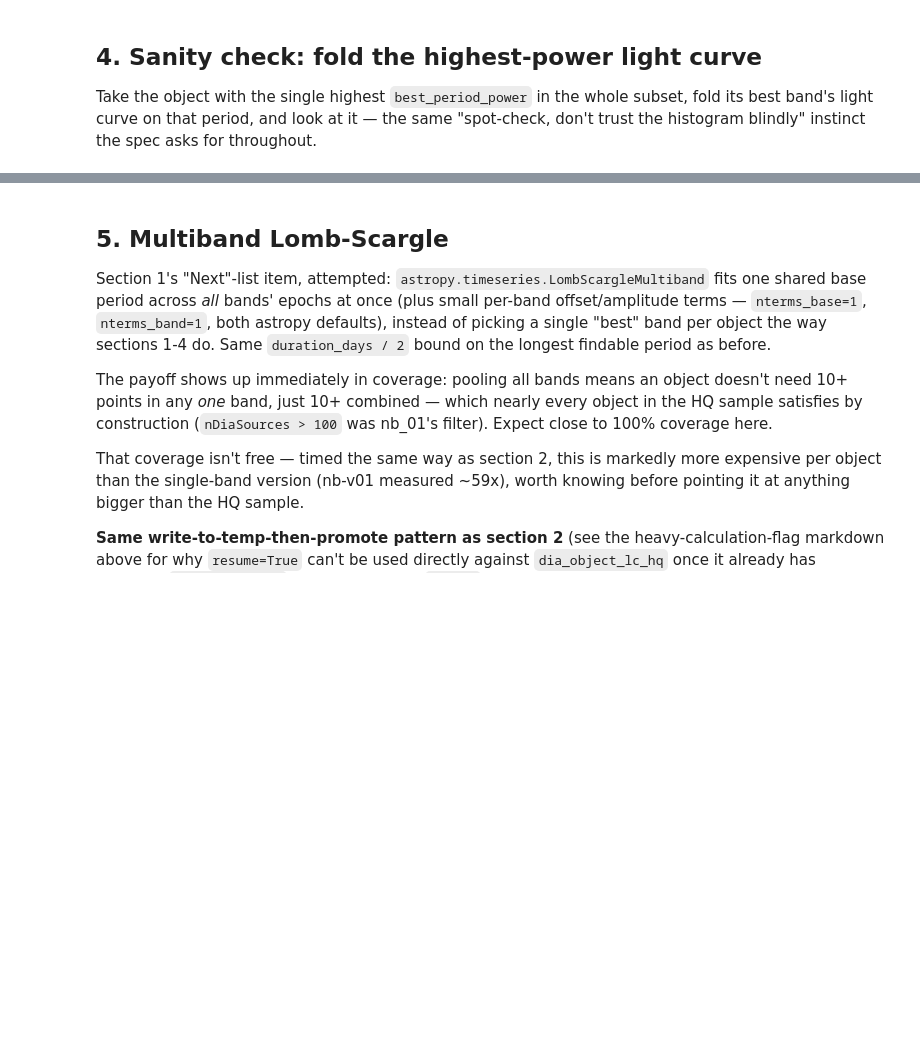
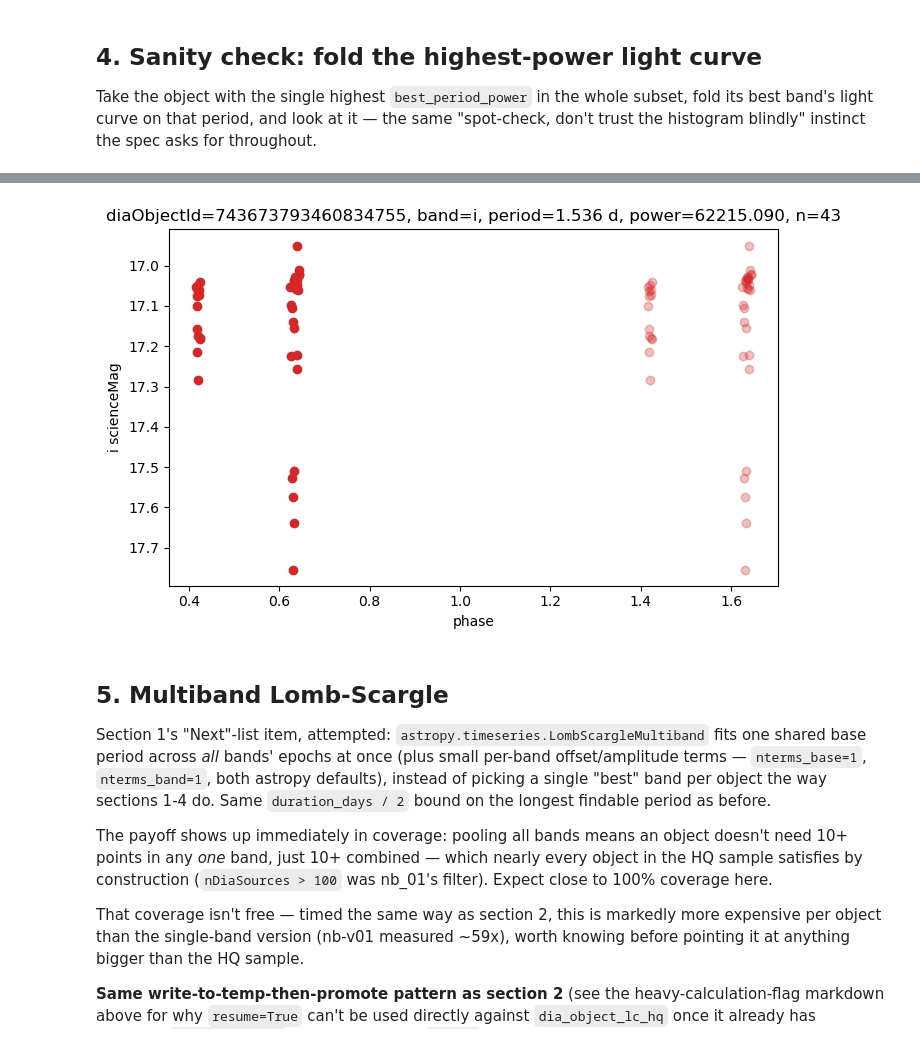
Before and after one commit to ShrRa/dp2_trieste_hands_on, a Jupyter notebook: notebooks/04_periods.ipynb, the cells around one changed output, grey strips where cells are left out. Saved outputs shown, nothing was run; the diff lists cells and outputs as text; code cells hidden in the pictures; blank space fills up the shorter version.

```diff
--- a/notebooks/04_periods.ipynb
+++ b/notebooks/04_periods.ipynb
@@ -144,7 +159,7 @@ change now costs a full redo of the pass instead of a manual cleanup.
 so flipping it on reruns both together — budget for the multiband pass specifically, e.g. run
 it in the background rather than waiting on it interactively.
 # %%
-RUN_HEAVY_CALC = True
+RUN_HEAVY_CALC = False
 # %%
 BANDS = "ugrizy"
 MIN_POINTS_FOR_LS = 10
@@ -323,36 +342,38 @@ Take the object with the single highest `best_period_power` in the whole subset,
 best band's light curve on that period, and look at it — the same "spot-check, don't trust the
 histogram blindly" instinct the spec asks for throughout.
 # %%
-fold_cols = (
-    ["diaObjectId", "diaSource", "best_period_days", "best_period_power"]
-    + [f"{b}_period_power" for b in BANDS]
-)
-fold_df = hq_cat[fold_cols].compute()
-fold_df = fold_df.dropna(subset=["best_period_days"])
+if RUN_HEAVY_CALC:
+    fold_cols = (
+        ["diaObjectId", "diaSource", "best_period_days", "best_period_power"]
+        + [f"{b}_period_power" for b in BANDS]
+    )
+    fold_df = hq_cat[fold_cols].compute()
+    fold_df = fold_df.dropna(subset=["best_period_days"])
 
-top = fold_df.loc[fold_df["best_period_power"].idxmax()]
-# pd.notna() first: per-band *_period_power is a nullable-float column, and `pd.NA == x` raises
-# (ambiguous truth value) rather than returning False the way `np.nan == x` would.
-best_band = next(
-    b for b in BANDS
-    if pd.notna(top[f"{b}_period_power"]) and float(top[f"{b}_period_power"]) == float(top["best_period_power"])
-)
-period = top["best_period_days"]
+    top = fold_df.loc[fold_df["best_period_power"].idxmax()]
+    # pd.notna() first: per-band *_period_power is a nullable-float column, and `pd.NA == x` raises
+    # (ambiguous truth value) rather than returning False the way `np.nan == x` would.
+    best_band = next(
+        b for b in BANDS
+        if pd.notna(top[f"{b}_period_power"]) and float(top[f"{b}_period_power"]) == float(top["best_period_power"])
+    )
+    period = top["best_period_days"]
 
-ds = top["diaSource"]
-sel = ds["band"] == best_band
-t = ds.loc[sel, "midpointMjdTai"].to_numpy()
-mag = ds.loc[sel, "scienceMag"].to_numpy()
-phase = (t / period) % 1.0
+    ds = top["diaSource"]
+    sel = ds["band"] == best_band
+    t = ds.loc[sel, "midpointMjdTai"].to_numpy()
+    mag = ds.loc[sel, "scienceMag"].to_numpy()
+    phase = (t / period) % 1.0
 
-fig, ax = plt.subplots(figsize=(7, 4.5))
-ax.scatter(phase, mag, color=f"C{BANDS.index(best_band)}")
-ax.scatter(phase + 1, mag, color=f"C{BANDS.index(best_band)}", alpha=0.3)  # second cycle, for continuity
-ax.invert_yaxis()
-ax.set_xlabel("phase")
-ax.set_ylabel(f"{best_band} scienceMag")
-ax.set_title(
-    f"diaObjectId={top['diaObjectId']}, band={best_band}, "
-    f"period={period:.3f} d, power={top['best_period_power']:.3f}, n={sel.sum()}"
-)
-fig.tight_layout()
+    fig, ax = plt.subplots(figsize=(7, 4.5))
+    ax.scatter(phase, mag, color=f"C{BANDS.index(best_band)}")
+    ax.scatter(phase + 1, mag, color=f"C{BANDS.index(best_band)}", alpha=0.3)  # second cycle, for continuity
+    ax.invert_yaxis()
+    ax.set_xlabel("phase")
+    ax.set_ylabel(f"{best_band} scienceMag")
+    ax.set_title(
+        f"diaObjectId={top['diaObjectId']}, band={best_band}, "
+        f"period={period:.3f} d, power={top['best_period_power']:.3f}, n={sel.sum()}"
+    )
+    fig.tight_layout()
+# %% [output]
@@ -359,3 +381,4 @@ fig.tight_layout()
+[figure, added]
 # %% [markdown]
 ## 5. Multiband Lomb-Scargle
 
```
Also changed, not shown: parts of 10 cells of this notebook, 4 other files.
